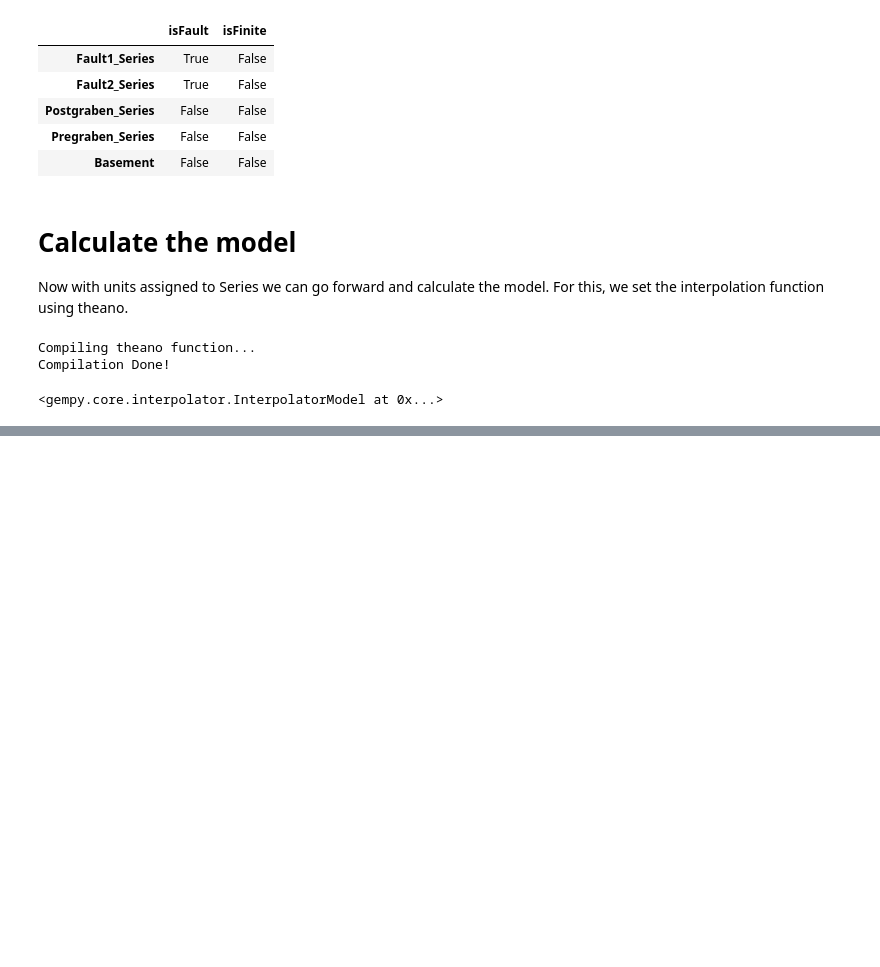
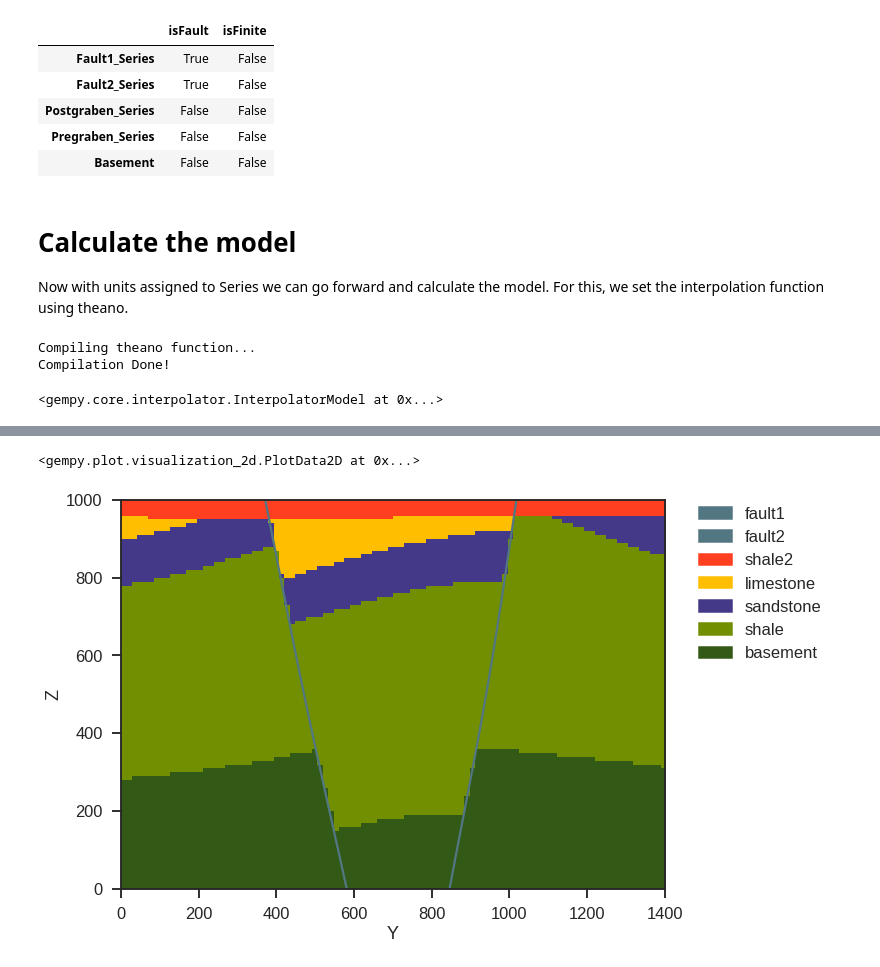
Before and after one commit to Japhiolite/gempy-tests, a Jupyter notebook: notebooks/GemPy-feature_compilation.ipynb, the cells around one changed output, grey strips where cells are left out. Drawn from its saved outputs; the diff is of its cells as text; code cells hidden in the pictures; blank space fills up the shorter version.

```diff
--- a/notebooks/GemPy-feature_compilation.ipynb
+++ b/notebooks/GemPy-feature_compilation.ipynb
@@ -134,0 +198,5 @@ gp.plot.plot_section(geo_model, cell_number=4, direction='x')
+# %%
+gp.plot.plot_section(geo_model, cell_number=4, direction='x')
+# %% [output]
+<gempy.plot.visualization_2d.PlotData2D at 0x...>
+[figure, added]
```
Also changed, not shown: parts of 9 cells of this notebook, 2 other files.
